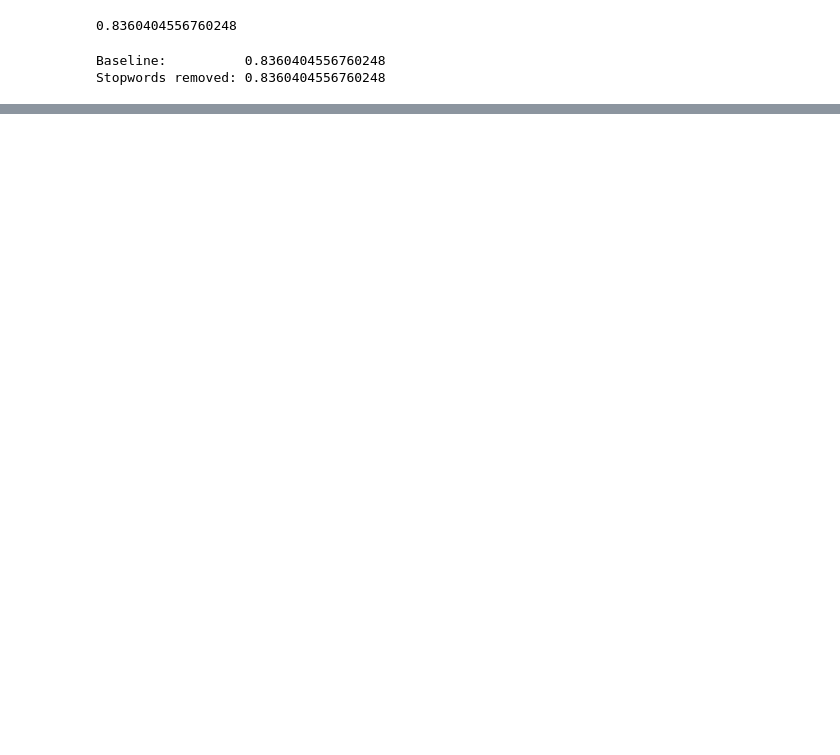
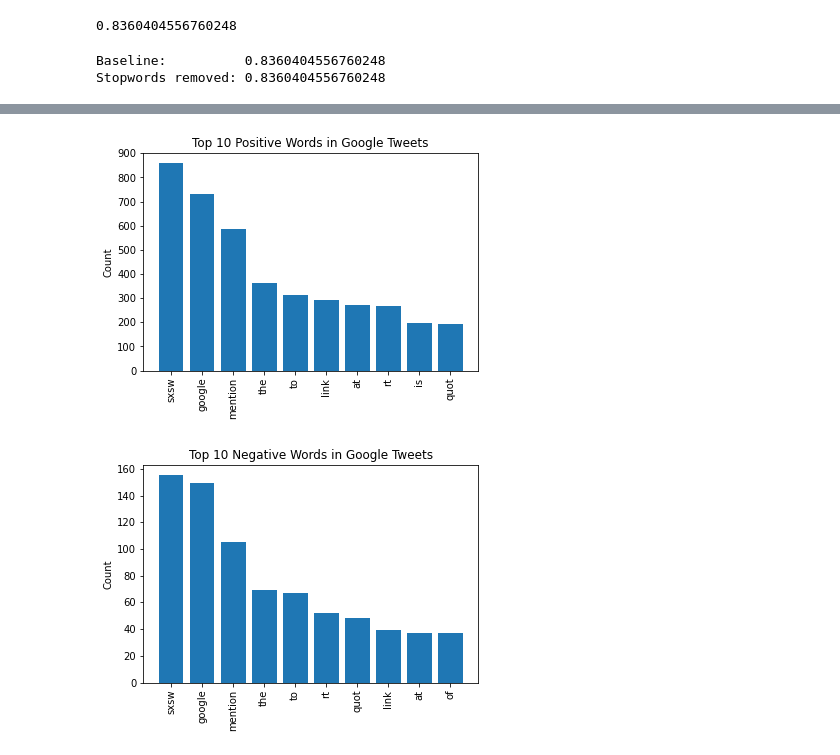
Before and after one commit to anita-camlic/Twitter_Sentiment_Analysis, a Jupyter notebook: working_notebook.ipynb, the cells around one changed output, grey strips where cells are left out. Saved outputs shown, nothing was run; the diff lists cells and outputs as text; code cells hidden in the pictures; blank space fills up the shorter version.

```diff
--- a/working_notebook.ipynb
+++ b/working_notebook.ipynb
@@ -498,0 +514,13 @@ Stopwords removed: 0.8452203881734084
+# %%
+# Google Positive Words
+df_google_pos = df_google[df['emotion'] == 'Positive emotion']
+google_pos_freq_dist = FreqDist(df_google_pos['text_tokenized'].explode())
+visualize_top_10(google_pos_freq_dist, "Top 10 Positive Words in Google Tweets")
+
+# Google Positive Words
+df_google_neg = df_google[df['emotion'] == 'Negative emotion']
+google_neg_freq_dist = FreqDist(df_google_neg['text_tokenized'].explode())
+visualize_top_10(google_neg_freq_dist, "Top 10 Negative Words in Google Tweets")
+# %% [output]
+[figure, added]
+[figure, added]
```
Also changed, not shown: parts of 26 cells of this notebook.
